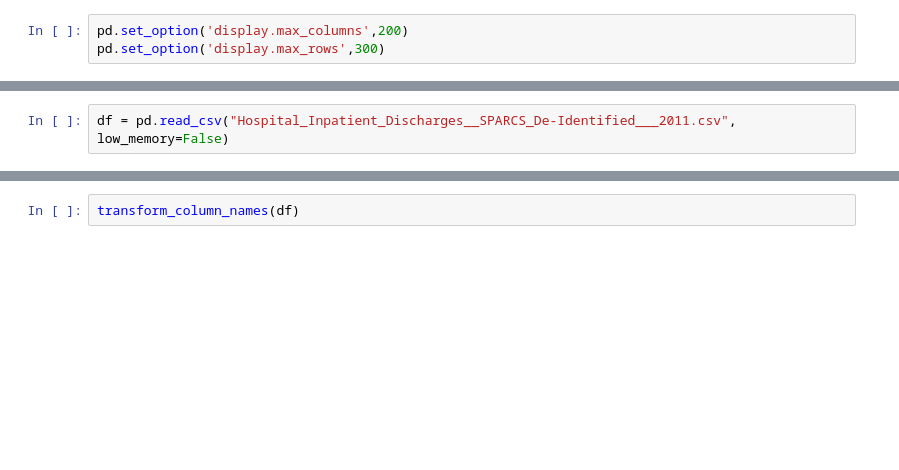
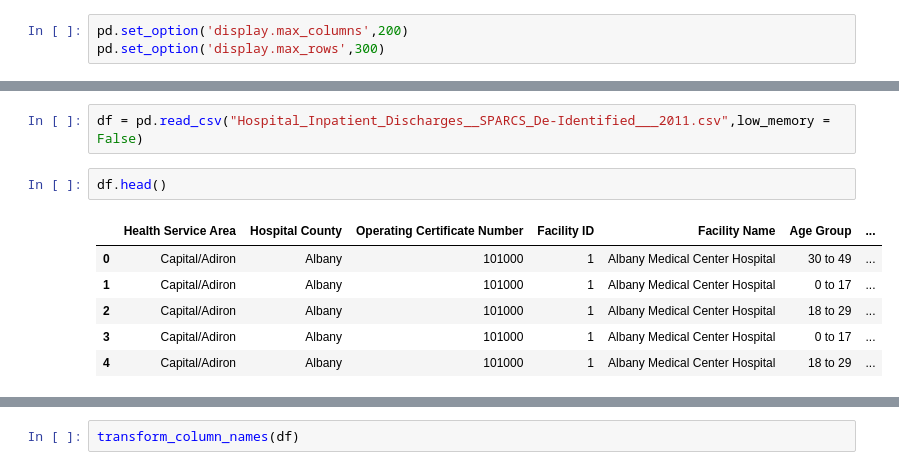
Before and after one commit to iwonapawel/NYS_CS_CostDrivers, a Jupyter notebook: CS_including_all_features.ipynb, the cells around one changed output, grey strips where cells are left out. Saved outputs shown, nothing was run; the diff lists cells and outputs as text; blank space fills up the shorter version.

```diff
--- a/CS_including_all_features.ipynb
+++ b/CS_including_all_features.ipynb
@@ -51,2 +74,11 @@ pd.set_option('display.max_rows',300)
 # %%
-df = pd.read_csv("Hospital_Inpatient_Discharges__SPARCS_De-Identified___2011.csv", low_memory=False)
+df = pd.read_csv("Hospital_Inpatient_Discharges__SPARCS_De-Identified___2011.csv",low_memory = False)
+# %%
+df.head()
+# %% [output]
+|  | Health Service Area | Hospital County | Operating Certificate Number | Facility ID | Facility Name | Age Group | ... |
+| 0 | Capital/Adiron | Albany | 101000 | 1 | Albany Medical Center Hospital | 30 to 49 | ... |
+| 1 | Capital/Adiron | Albany | 101000 | 1 | Albany Medical Center Hospital | 0 to 17 | ... |
+| 2 | Capital/Adiron | Albany | 101000 | 1 | Albany Medical Center Hospital | 18 to 29 | ... |
+| 3 | Capital/Adiron | Albany | 101000 | 1 | Albany Medical Center Hospital | 0 to 17 | ... |
+| 4 | Capital/Adiron | Albany | 101000 | 1 | Albany Medical Center Hospital | 18 to 29 | ... |
```
Also changed, not shown: parts of 71 cells of this notebook.
